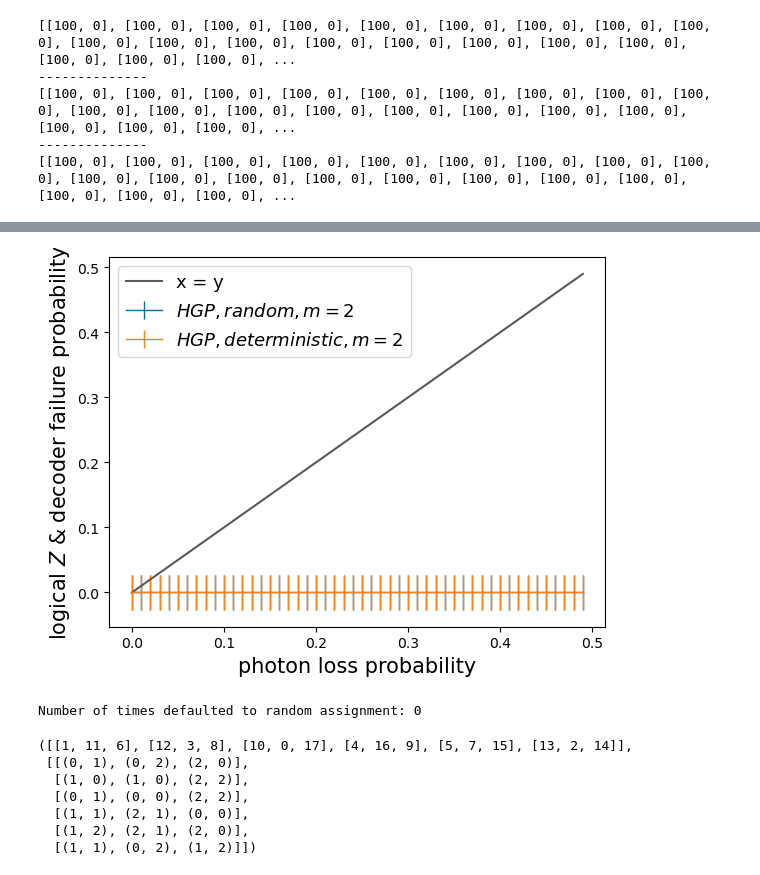
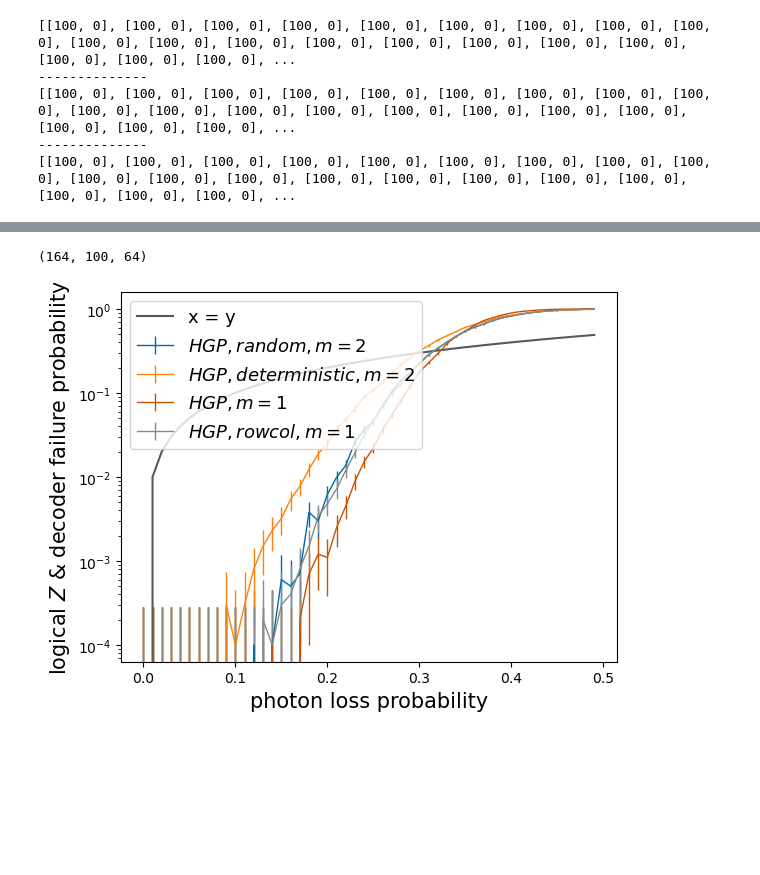
Before and after one commit to parton-quark/Multiplexed_HGP, a Jupyter notebook: multiplexed_hgp.ipynb, the cells around one changed output, grey strips where cells are left out. Cells and saved outputs as stored; diff of their text form; code cells hidden in the pictures; blank space fills up the shorter version.

```diff
--- a/multiplexed_hgp.ipynb
+++ b/multiplexed_hgp.ipynb
@@ -166,23 +466,34 @@ rate_HGP_without_qm, error_HGP_without_qm = rate_and_error(res_HGP_without_qm, 5
+# %%
+HGP.num_qubits, HGP.num_h_qubits, HGP.num_v_qubits
+# %% [output]
+(164, 100, 64)
+# %%
+rate_HGP_random, error_HGP_random = rate_and_error(res_HGP_random, 50)
+rate_HGP_deterministic, error_HGP_deterministic = rate_and_error(res_HGP_deterministic, 50)
+rate_HGP_without_qm, error_HGP_without_qm = rate_and_error(res_HGP_without_qm, 50)
+rate_HGP_row_col, error_HGP_row_col = rate_and_error(res_HGP_row_col, 50)
 # %%
 fig = plt.figure()
 ax = fig.add_subplot(1,1,1)
 
 ax.errorbar(erasure_rates, rate_HGP_random, error_HGP_random, label = r'$HGP, random, m=2$', color = 'C0', linewidth= 1)
 ax.errorbar(erasure_rates, rate_HGP_deterministic, error_HGP_deterministic, label = r'$HGP, deterministic, m=2$', color = 'C1', linewidth= 1)
-# ax.errorbar(erasure_rates, rate_HGP_without_qm, error_HGP_without_qm, label = r'$HGP, m=1$', color = 'C5', linewidth= 1)
+ax.errorbar(erasure_rates, rate_HGP_without_qm, error_HGP_without_qm, label = r'$HGP, m=1$', color = 'C5', linewidth= 1)
+ax.errorbar(erasure_rates, rate_HGP_row_col, error_HGP_row_col, label = r'$HGP, row col, m=1$', color = 'C6', linewidth= 1)
+
 
 ax.plot(erasure_rates, erasure_rates, color = 'C3', label= "x = y")
-# ax.set_yscale('log')
+ax.set_yscale('log')
 ax.set_xlabel("photon loss probability", fontsize = 15)
 ax.set_ylabel(r"logical $Z$ & decoder failure probability", fontsize = 15)
 # ax.set_xlim(0.30x, 0.55)
 
 # ax.set_title(r"$10\times 10$ toric codes", fontsize = 15)
 # ax.set_facecolor('lightgrey')
 plt.style.use('tableau-colorblind10')
 plt.legend(loc='upper left', fontsize = 13)
 # plt.savefig("10_10_multiplexed_toric_minmax.pdf")
 plt.savefig("multiplexed_HGP_random.pdf")
 plt.show()
 # %% [output]
-[figure, old version]
+[figure, new version]
@@ -325,12 +499,0 @@ def HGP_different_row_and_col_assign_qubits_to_photons(num_multiplexing,num_phot
-# %%
-#HGP_different_row_and_col_assign_qubits_to_photons(num_multiplexing,num_photons,HGP_code)
-HGP_different_row_and_col_assign_qubits_to_photons(num_multiplexing=3,num_photons=6,HGP_code=Toric3)
-# %% [output]
-Number of times defaulted to random assignment: 0
-([[1, 11, 6], [12, 3, 8], [10, 0, 17], [4, 16, 9], [5, 7, 15], [13, 2, 14]],
- [[(0, 1), (0, 2), (2, 0)],
-  [(1, 0), (1, 0), (2, 2)],
-  [(0, 1), (0, 0), (2, 2)],
-  [(1, 1), (2, 1), (0, 0)],
-  [(1, 2), (2, 1), (2, 0)],
-  [(1, 1), (0, 2), (1, 2)]])
```
Also changed, not shown: parts of 25 cells of this notebook.
